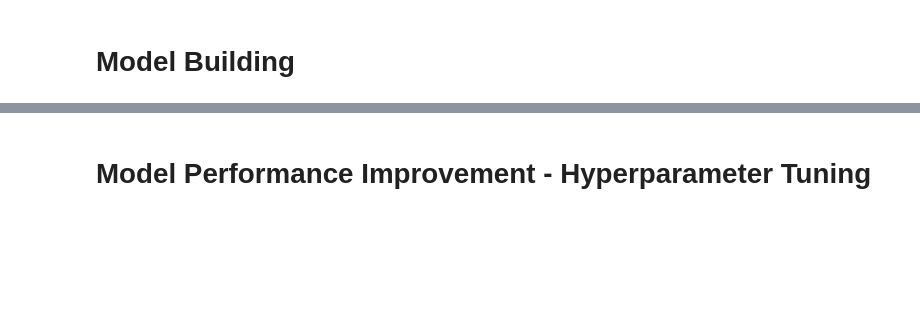
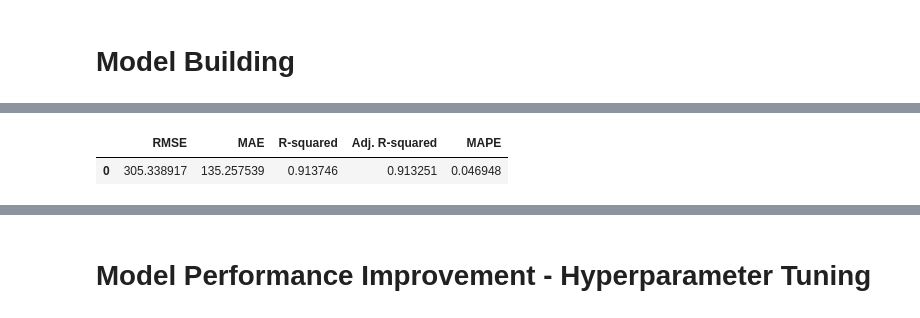
Before and after one commit to gs24/AIML, a Jupyter notebook: model_deployment/Full_Code_SuperKart_Model_Deployment_Project_Notebook.ipynb, the cells around one changed output, grey strips where cells are left out. Cells and saved outputs as stored; diff of their text form; code cells hidden in the pictures; blank space fills up the shorter version.

```diff
--- a/model_deployment/Full_Code_SuperKart_Model_Deployment_Project_Notebook.ipynb
+++ b/model_deployment/Full_Code_SuperKart_Model_Deployment_Project_Notebook.ipynb
@@ -291,0 +681,7 @@ The ML models to be built can be any two out of the following:
+# %%
+#gradient boosting model
+gradient_boosting_model = Pipeline(steps=[
+    ('preprocessor', preprocessor),
+    ('regressor', GradientBoostingRegressor(n_estimators=200, learning_rate=0.1, random_state=RANDOM_SEED))
+])
+gradient_boosting_model.fit(X_train, y_train)
@@ -291,0 +709,7 @@ The ML models to be built can be any two out of the following:
+# %%
+gb_model_performance= model_performance_regression(gradient_boosting_model, X_val, y_val)
+# %%
+gb_model_performance
+# %% [output]
+|  | RMSE | MAE | R-squared | Adj. R-squared | MAPE |
+| 0 | 305.338917 | 135.257539 | 0.913746 | 0.913251 | 0.046948 |
```
Also changed, not shown: parts of 97 cells of this notebook, 10 other files.
